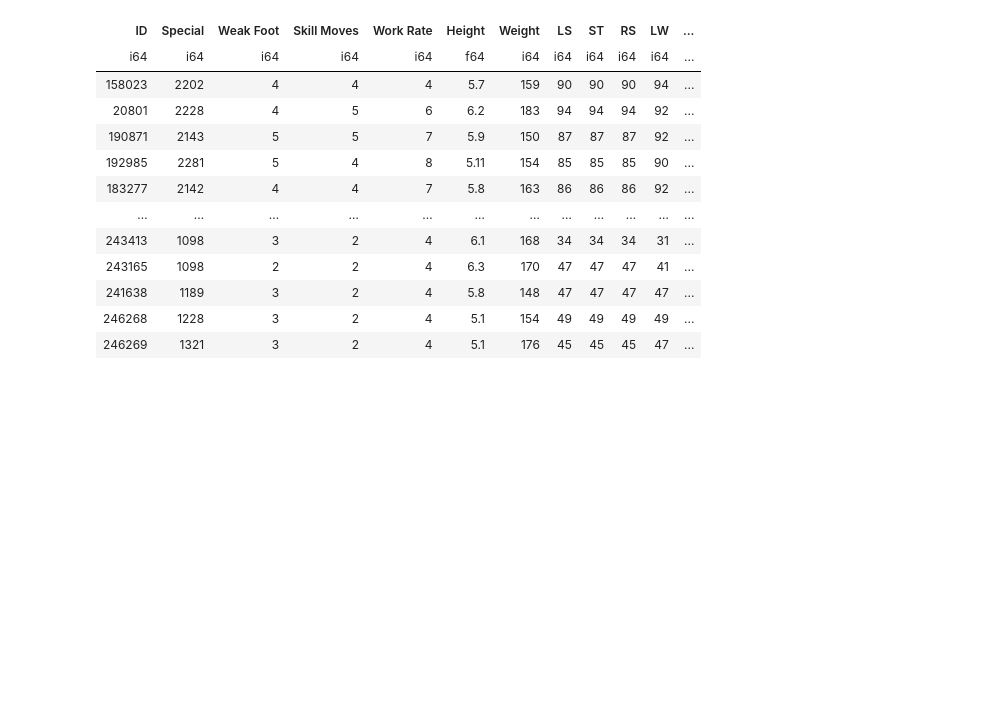
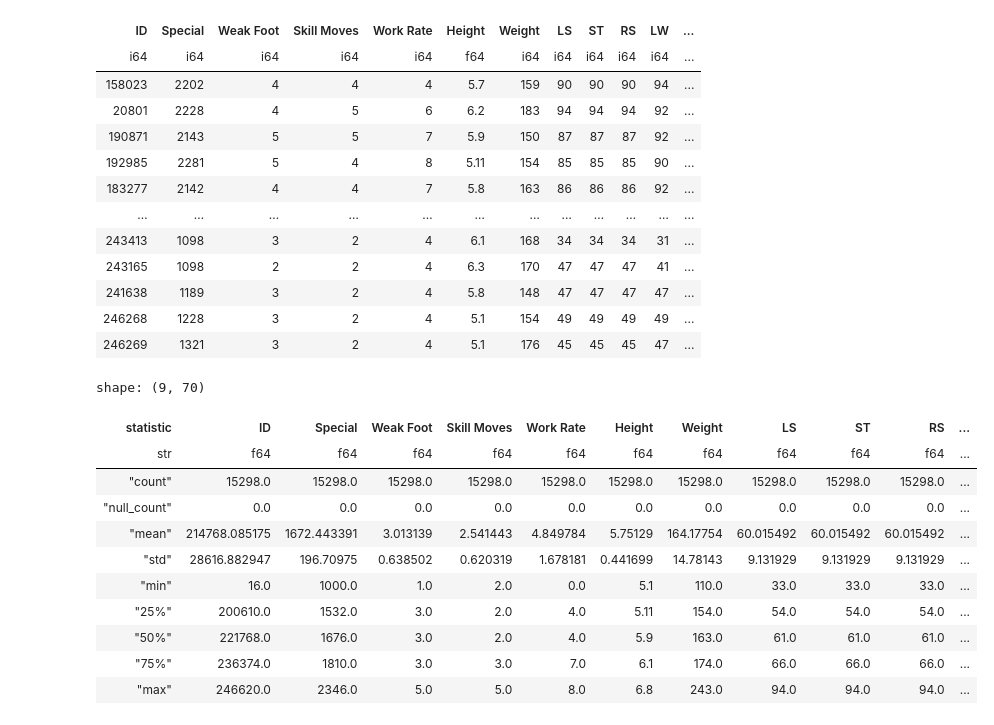
Before and after one commit to MunkC98/tarea2-modulo3-g36, a Jupyter notebook: Tarea2.ipynb, the cells around one changed output. Drawn from its saved outputs; the diff is of its cells as text; code cells hidden in the pictures; blank space fills up the shorter version.

```diff
--- a/Tarea2.ipynb
+++ b/Tarea2.ipynb
@@ -167,3 +173,18 @@ shape: (15_298, 69)
 | 241638 | 1189 | 3 | 2 | 4 | 5.8 | 148 | 47 | 47 | 47 | 47 | ... |
 | 246268 | 1228 | 3 | 2 | 4 | 5.1 | 154 | 49 | 49 | 49 | 49 | ... |
 | 246269 | 1321 | 3 | 2 | 4 | 5.1 | 176 | 45 | 45 | 45 | 47 | ... |
+# %%
+df_limpio.describe()
+# %% [output]
+shape: (9, 70)
+| statistic | ID | Special | Weak Foot | Skill Moves | Work Rate | Height | Weight | LS | ST | RS | ... |
+| str | f64 | f64 | f64 | f64 | f64 | f64 | f64 | f64 | f64 | f64 | ... |
+| "count" | 15298.0 | 15298.0 | 15298.0 | 15298.0 | 15298.0 | 15298.0 | 15298.0 | 15298.0 | 15298.0 | 15298.0 | ... |
+| "null_count" | 0.0 | 0.0 | 0.0 | 0.0 | 0.0 | 0.0 | 0.0 | 0.0 | 0.0 | 0.0 | ... |
+| "mean" | 214768.085175 | 1672.443391 | 3.013139 | 2.541443 | 4.849784 | 5.75129 | 164.17754 | 60.015492 | 60.015492 | 60.015492 | ... |
+| "std" | 28616.882947 | 196.70975 | 0.638502 | 0.620319 | 1.678181 | 0.441699 | 14.78143 | 9.131929 | 9.131929 | 9.131929 | ... |
+| "min" | 16.0 | 1000.0 | 1.0 | 2.0 | 0.0 | 5.1 | 110.0 | 33.0 | 33.0 | 33.0 | ... |
+| "25%" | 200610.0 | 1532.0 | 3.0 | 2.0 | 4.0 | 5.11 | 154.0 | 54.0 | 54.0 | 54.0 | ... |
+| "50%" | 221768.0 | 1676.0 | 3.0 | 2.0 | 4.0 | 5.9 | 163.0 | 61.0 | 61.0 | 61.0 | ... |
+| "75%" | 236374.0 | 1810.0 | 3.0 | 3.0 | 7.0 | 6.1 | 174.0 | 66.0 | 66.0 | 66.0 | ... |
+| "max" | 246620.0 | 2346.0 | 5.0 | 5.0 | 8.0 | 6.8 | 243.0 | 94.0 | 94.0 | 94.0 | ... |
```
Also changed, not shown: parts of 10 cells of this notebook, 1 other file.
